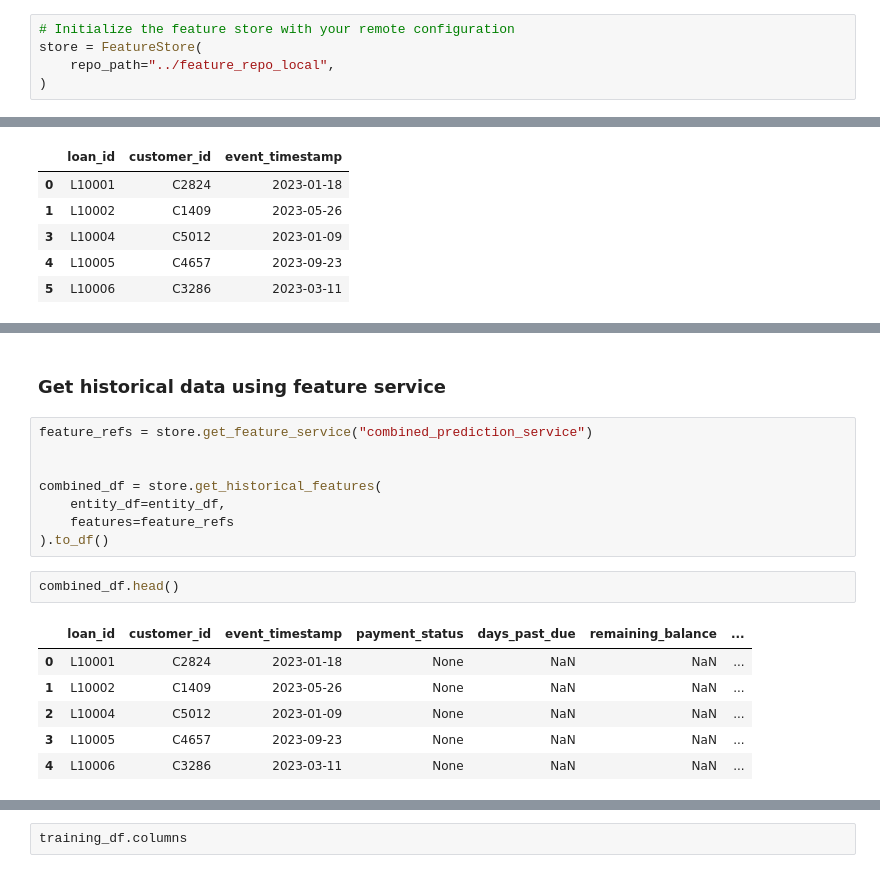
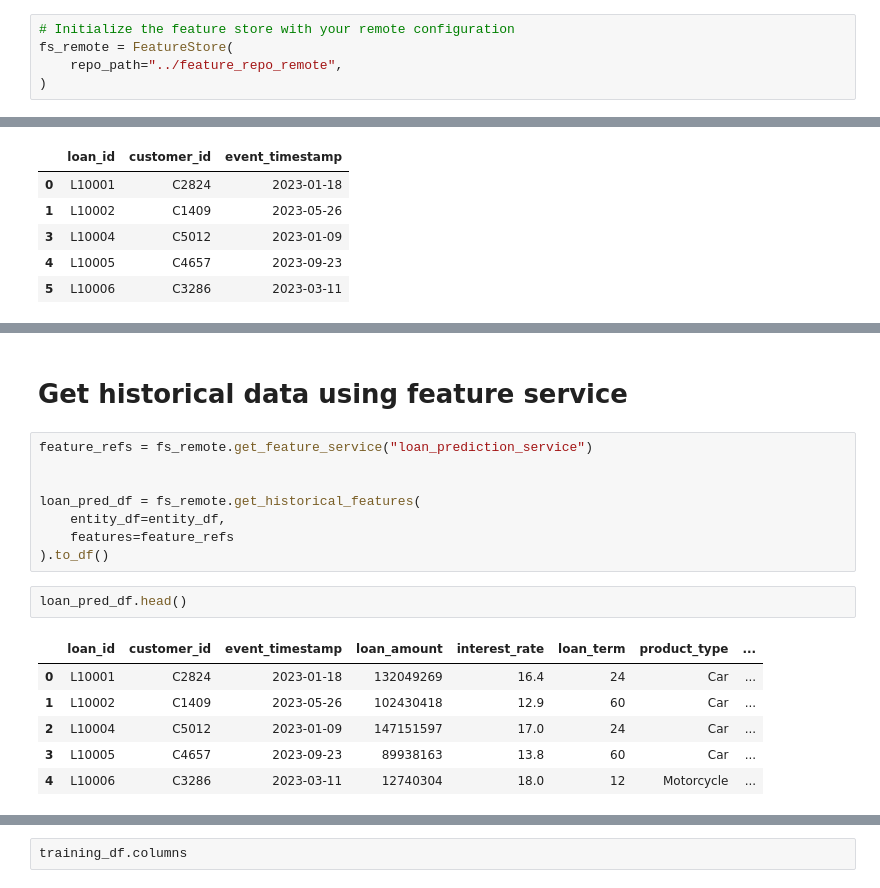
Before and after one commit to saifulrijal-ds/awesome-feast-project, a Jupyter notebook: notebooks/01_Get_Historical_Data.ipynb, the cells around one changed output, grey strips where cells are left out. Saved outputs shown, nothing was run; the diff lists cells and outputs as text.

```diff
--- a/notebooks/01_Get_Historical_Data.ipynb
+++ b/notebooks/01_Get_Historical_Data.ipynb
@@ -10,7 +110,7 @@ from feast import FeatureStore
 # %%
 # Initialize the feature store with your remote configuration
-store = FeatureStore(
-    repo_path="../feature_repo_local",
+fs_remote = FeatureStore(
+    repo_path="../feature_repo_remote",
 )
 # %%
 entity_df = pd.read_csv("../feature_repo/data/bfi_static_loan_data.csv")
@@ -134,19 +212,19 @@ training_df
 # %% [markdown]
-### Get historical data using feature service
+# Get historical data using feature service
 # %%
-feature_refs = store.get_feature_service("combined_prediction_service")
+feature_refs = fs_remote.get_feature_service("loan_prediction_service")
 
 
-combined_df = store.get_historical_features(
+loan_pred_df = fs_remote.get_historical_features(
     entity_df=entity_df,
     features=feature_refs
 ).to_df()
 # %%
-combined_df.head()
+loan_pred_df.head()
 # %% [output]
-|  | loan_id | customer_id | event_timestamp | payment_status | days_past_due | remaining_balance | ... |
-| 0 | L10001 | C2824 | 2023-01-18 | None | NaN | NaN | ... |
-| 1 | L10002 | C1409 | 2023-05-26 | None | NaN | NaN | ... |
-| 2 | L10004 | C5012 | 2023-01-09 | None | NaN | NaN | ... |
-| 3 | L10005 | C4657 | 2023-09-23 | None | NaN | NaN | ... |
-| 4 | L10006 | C3286 | 2023-03-11 | None | NaN | NaN | ... |
+|  | loan_id | customer_id | event_timestamp | loan_amount | interest_rate | loan_term | product_type | ... |
+| 0 | L10001 | C2824 | 2023-01-18 | 132049269 | 16.4 | 24 | Car | ... |
+| 1 | L10002 | C1409 | 2023-05-26 | 102430418 | 12.9 | 60 | Car | ... |
+| 2 | L10004 | C5012 | 2023-01-09 | 147151597 | 17.0 | 24 | Car | ... |
+| 3 | L10005 | C4657 | 2023-09-23 | 89938163 | 13.8 | 60 | Car | ... |
+| 4 | L10006 | C3286 | 2023-03-11 | 12740304 | 18.0 | 12 | Motorcycle | ... |
```
Also changed, not shown: parts of 11 cells of this notebook, 5 other files.
